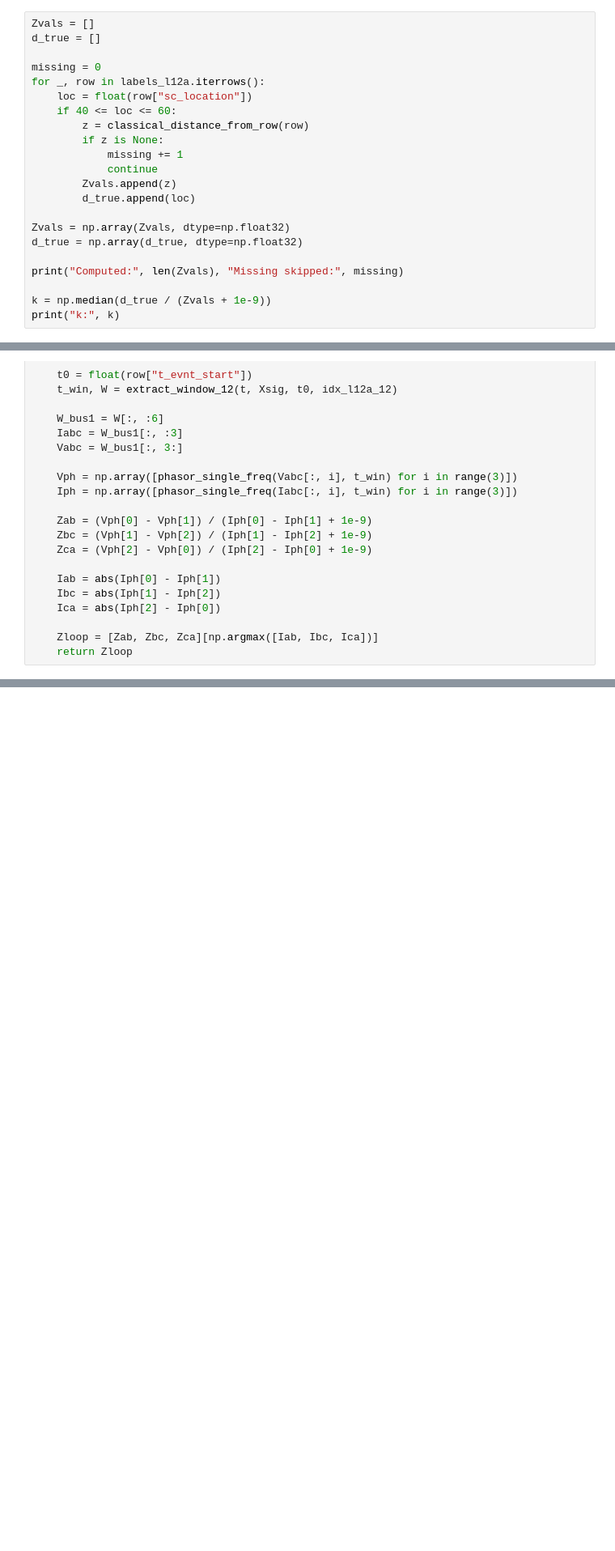
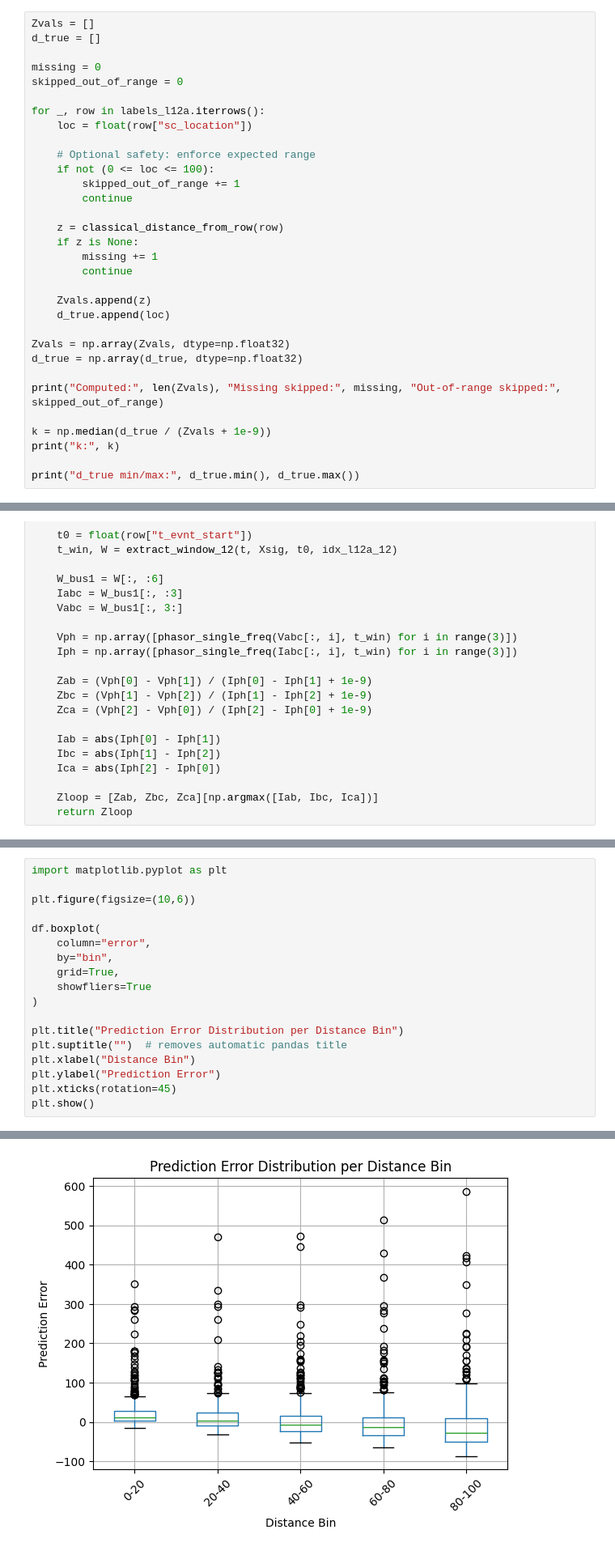
Before and after one commit to sagar-crypto/Masters_thesis_PR_LABS, a Jupyter notebook: EDA.ipynb, the cells around one changed output, grey strips where cells are left out. Shown at 81% size. Saved outputs shown, nothing was run; the diff lists cells and outputs as text; blank space fills up the shorter version.

```diff
--- a/EDA.ipynb
+++ b/EDA.ipynb
@@ -940,21 +945,31 @@ Zvals = []
 d_true = []
 
 missing = 0
+skipped_out_of_range = 0
+
 for _, row in labels_l12a.iterrows():
     loc = float(row["sc_location"])
-    if 40 <= loc <= 60:
-        z = classical_distance_from_row(row)
-        if z is None:
-            missing += 1
-            continue
-        Zvals.append(z)
-        d_true.append(loc)
+
+    # Optional safety: enforce expected range
+    if not (0 <= loc <= 100):
+        skipped_out_of_range += 1
+        continue
+
+    z = classical_distance_from_row(row)
+    if z is None:
+        missing += 1
+        continue
+
+    Zvals.append(z)
+    d_true.append(loc)
 
 Zvals = np.array(Zvals, dtype=np.float32)
 d_true = np.array(d_true, dtype=np.float32)
 
-print("Computed:", len(Zvals), "Missing skipped:", missing)
+print("Computed:", len(Zvals), "Missing skipped:", missing, "Out-of-range skipped:", skipped_out_of_range)
 
 k = np.median(d_true / (Zvals + 1e-9))
 print("k:", k)
+
+print("d_true min/max:", d_true.min(), d_true.max())
 # %% [output]
@@ -1045,0 +1150,19 @@ Coefficients: [ 0.0152747  -0.00549752] Intercept: 49.650284
+# %%
+import matplotlib.pyplot as plt
+
+plt.figure(figsize=(10,6))
+
+df.boxplot(
+    column="error",
+    by="bin",
+    grid=True,
+    showfliers=True
+)
+
+plt.title("Prediction Error Distribution per Distance Bin")
+plt.suptitle("")  # removes automatic pandas title
+plt.xlabel("Distance Bin")
+plt.ylabel("Prediction Error")
+plt.xticks(rotation=45)
+plt.show()
+# %% [output]
@@ -1045,0 +1170 @@ Coefficients: [ 0.0152747  -0.00549752] Intercept: 49.650284
+[figure, added]
```
Also changed, not shown: parts of 19 cells of this notebook, 1 other file.
